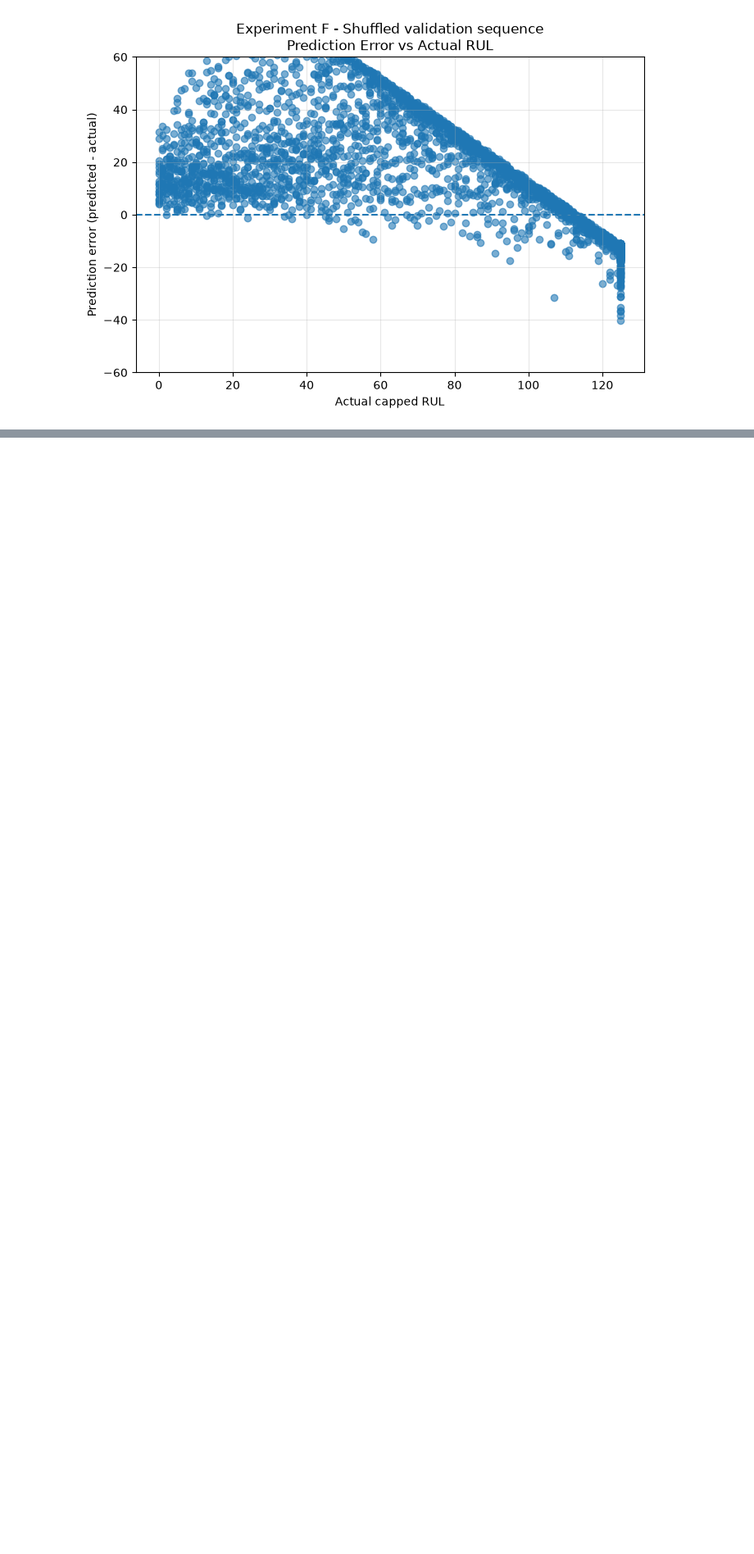
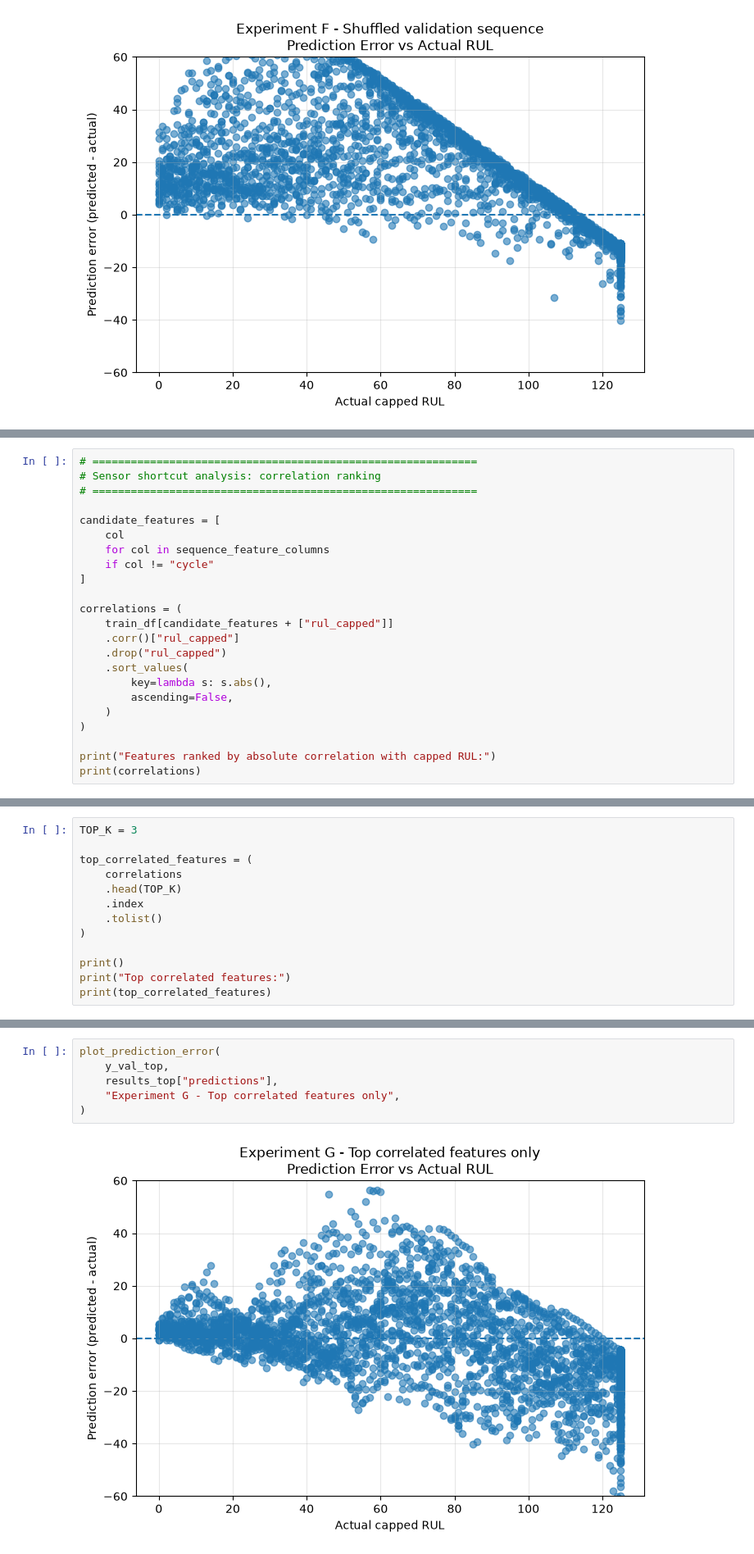
Before and after one commit to iamprakhar10/aircraft-rul-predictor, a Jupyter notebook: notebooks/02_temporal_ablation.ipynb, the cells around one changed output, grey strips where cells are left out. Shown at 82% size. Saved outputs shown, nothing was run; the diff lists cells and outputs as text; blank space fills up the shorter version.

Commit message:
Ablation: Tested with top k(=3) correlated features(with RUL)

```diff
--- a/notebooks/02_temporal_ablation.ipynb
+++ b/notebooks/02_temporal_ablation.ipynb
@@ -1440,0 +1447,23 @@ It performed badly which is a "good news" for us, as it definitely is learnign f
+# %%
+# ============================================================
+# Sensor shortcut analysis: correlation ranking
+# ============================================================
+
+candidate_features = [
+    col
+    for col in sequence_feature_columns
+    if col != "cycle"
+]
+
+correlations = (
+    train_df[candidate_features + ["rul_capped"]]
+    .corr()["rul_capped"]
+    .drop("rul_capped")
+    .sort_values(
+        key=lambda s: s.abs(),
+        ascending=False,
+    )
+)
+
+print("Features ranked by absolute correlation with capped RUL:")
+print(correlations)
@@ -1440,0 +1490,13 @@ It performed badly which is a "good news" for us, as it definitely is learnign f
+# %%
+TOP_K = 3
+
+top_correlated_features = (
+    correlations
+    .head(TOP_K)
+    .index
+    .tolist()
+)
+
+print()
+print("Top correlated features:")
+print(top_correlated_features)
@@ -1440,0 +1609,8 @@ It performed badly which is a "good news" for us, as it definitely is learnign f
+# %%
+plot_prediction_error(
+    y_val_top,
+    results_top["predictions"],
+    "Experiment G - Top correlated features only",
+)
+# %% [output]
+[figure, added]
```
Also changed, not shown: parts of 5 cells of this notebook.
